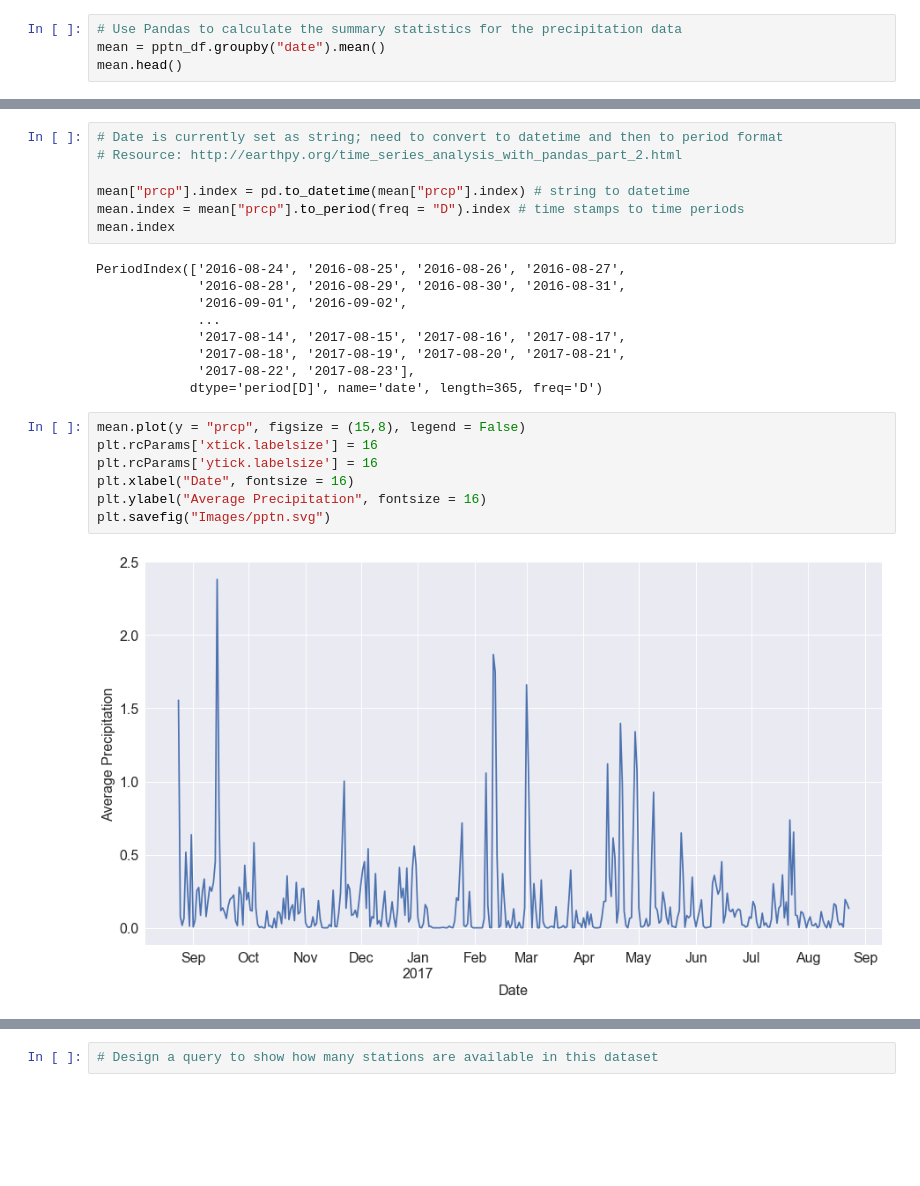
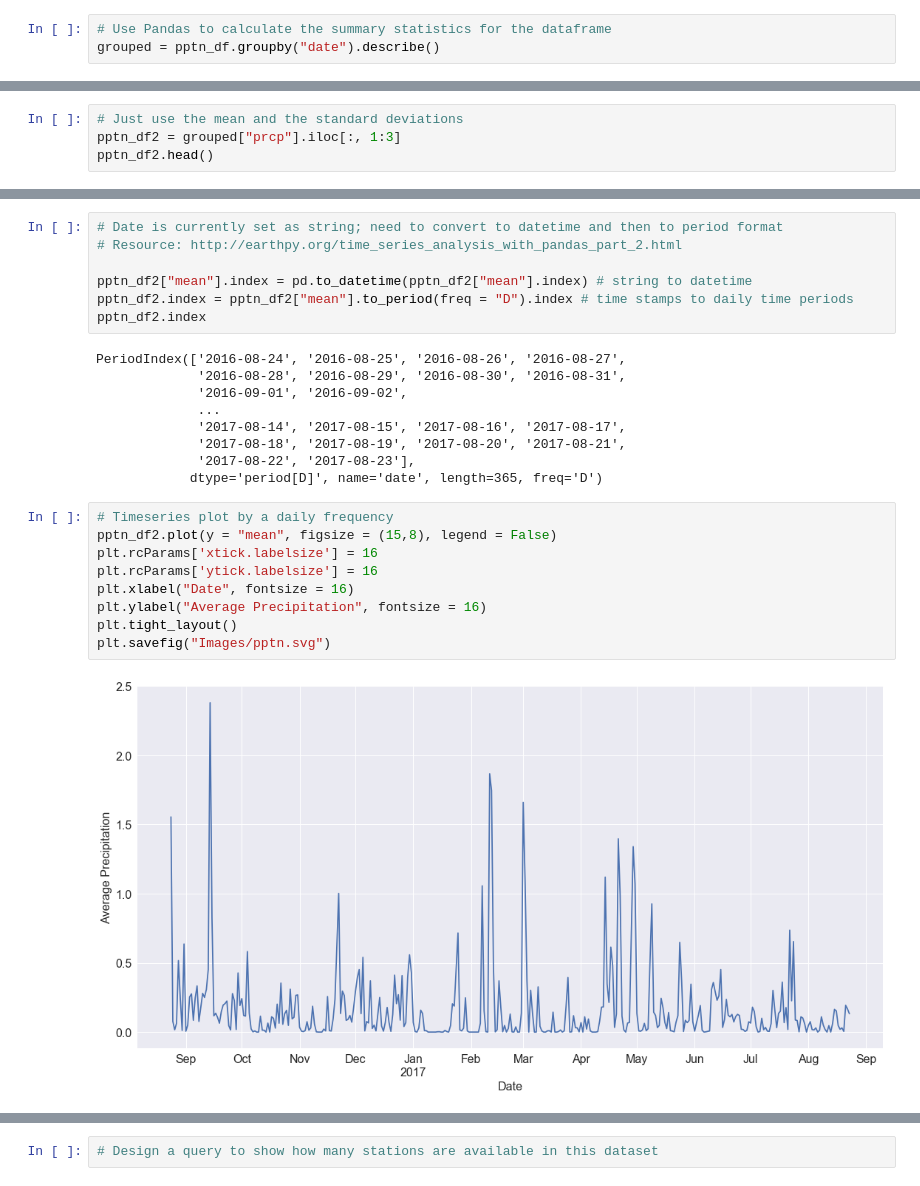
Before and after one commit to rochiecuevas/climate_analysis, a Jupyter notebook: climate_starter.ipynb, the cells around one changed output, grey strips where cells are left out. Drawn from its saved outputs; the diff is of its cells as text; blank space fills up the shorter version.

```diff
--- a/climate_starter.ipynb
+++ b/climate_starter.ipynb
@@ -117,6 +117,5 @@ pptn_df.head()
 | 2016-08-24 | USC00514830 | 2.28 | 80.0 |
 | 2016-08-24 | USC00513117 | 2.15 | 76.0 |
 # %%
-# Use Pandas to calculate the summary statistics for the precipitation data
-mean = pptn_df.groupby("date").mean()
-mean.head()
+# Use Pandas to calculate the summary statistics for the dataframe
+grouped = pptn_df.groupby("date").describe()
@@ -130,0 +122,4 @@ mean.head()
+# %%
+# Just use the mean and the standard deviations
+pptn_df2 = grouped["prcp"].iloc[:, 1:3]
+pptn_df2.head()
@@ -139,9 +142,9 @@ dtype('O')
 # Date is currently set as string; need to convert to datetime and then to period format
 # Resource: http://earthpy.org/time_series_analysis_with_pandas_part_2.html
 
-mean["prcp"].index = pd.to_datetime(mean["prcp"].index) # string to datetime
-mean.index = mean["prcp"].to_period(freq = "D").index # time stamps to time periods
-mean.index
+pptn_df2["mean"].index = pd.to_datetime(pptn_df2["mean"].index) # string to datetime
+pptn_df2.index = pptn_df2["mean"].to_period(freq = "D").index # time stamps to daily time periods
+pptn_df2.index
 # %% [output]
 PeriodIndex(['2016-08-24', '2016-08-25', '2016-08-26', '2016-08-27',
              '2016-08-28', '2016-08-29', '2016-08-30', '2016-08-31',
@@ -152,11 +155,13 @@ PeriodIndex(['2016-08-24', '2016-08-25', '2016-08-26', '2016-08-27',
              '2017-08-22', '2017-08-23'],
             dtype='period[D]', name='date', length=365, freq='D')
 # %%
-mean.plot(y = "prcp", figsize = (15,8), legend = False)
+# Timeseries plot by a daily frequency
+pptn_df2.plot(y = "mean", figsize = (15,8), legend = False)
 plt.rcParams['xtick.labelsize'] = 16
 plt.rcParams['ytick.labelsize'] = 16
 plt.xlabel("Date", fontsize = 16)
 plt.ylabel("Average Precipitation", fontsize = 16)
+plt.tight_layout()
 plt.savefig("Images/pptn.svg")
 # %% [output]
-[figure, old version]
+[figure, new version]
```
Also changed, not shown: parts of 8 cells of this notebook, 1 other file.
